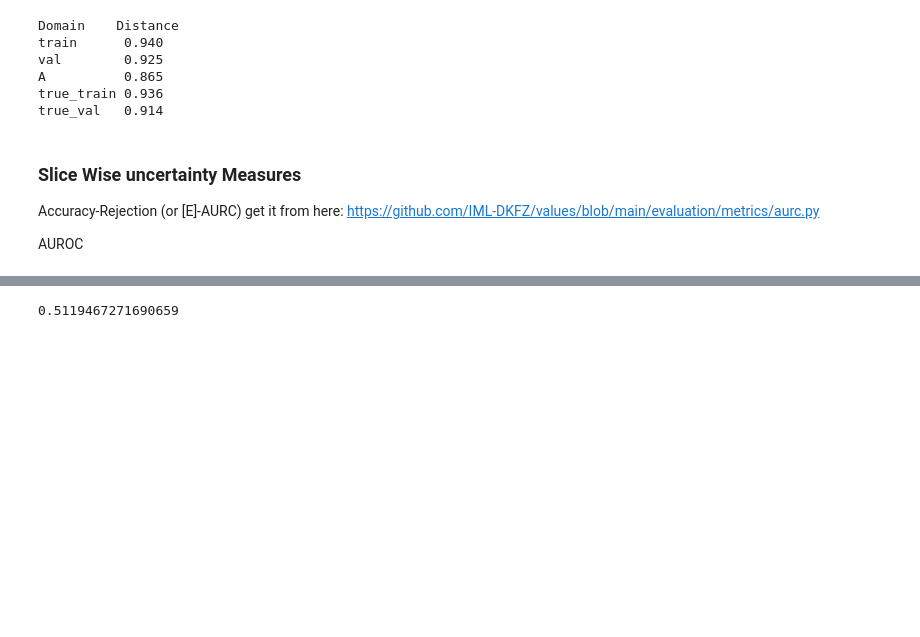
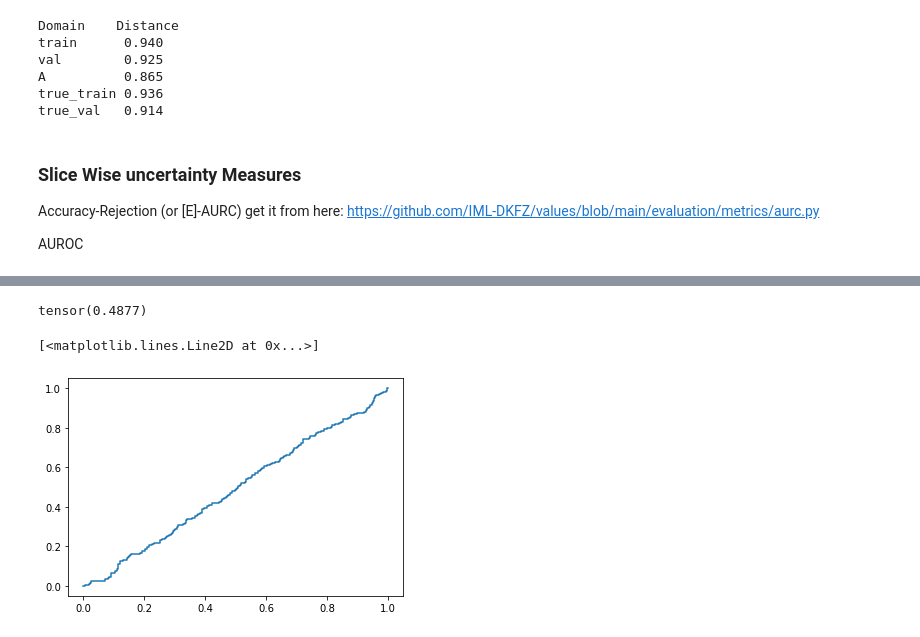
Before and after one commit to MedVisBonn/Segmentation-Distortion, a Jupyter notebook: src/notebooks/mahalanobis.ipynb, the cells around one changed output, grey strips where cells are left out. Drawn from its saved outputs; the diff is of its cells as text; code cells hidden in the pictures; blank space fills up the shorter version.

```diff
--- a/src/notebooks/mahalanobis.ipynb
+++ b/src/notebooks/mahalanobis.ipynb
@@ -1035,4 +1017,9 @@ AttributeError: 'AUROC' object has no attribute 'curves'
-# %%
-aurc_res
-# %% [output]
-0.5119467271690659
+# %%
+auroc_res
+# %% [output]
+tensor(0.4877)
+# %%
+plt.plot(auroc_fpr, auroc_tpr)
+# %% [output]
+[<matplotlib.lines.Line2D at 0x...>]
+[figure, added]
```
Also changed, not shown: parts of 2 cells of this notebook, 1 other file.
